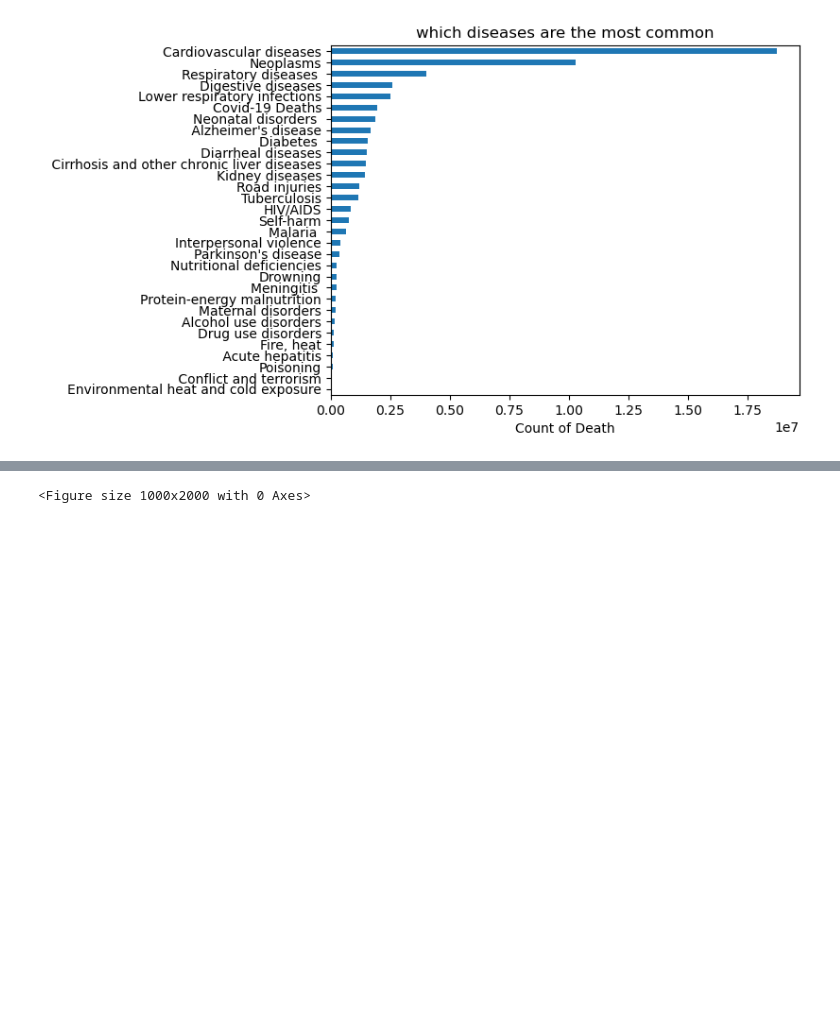
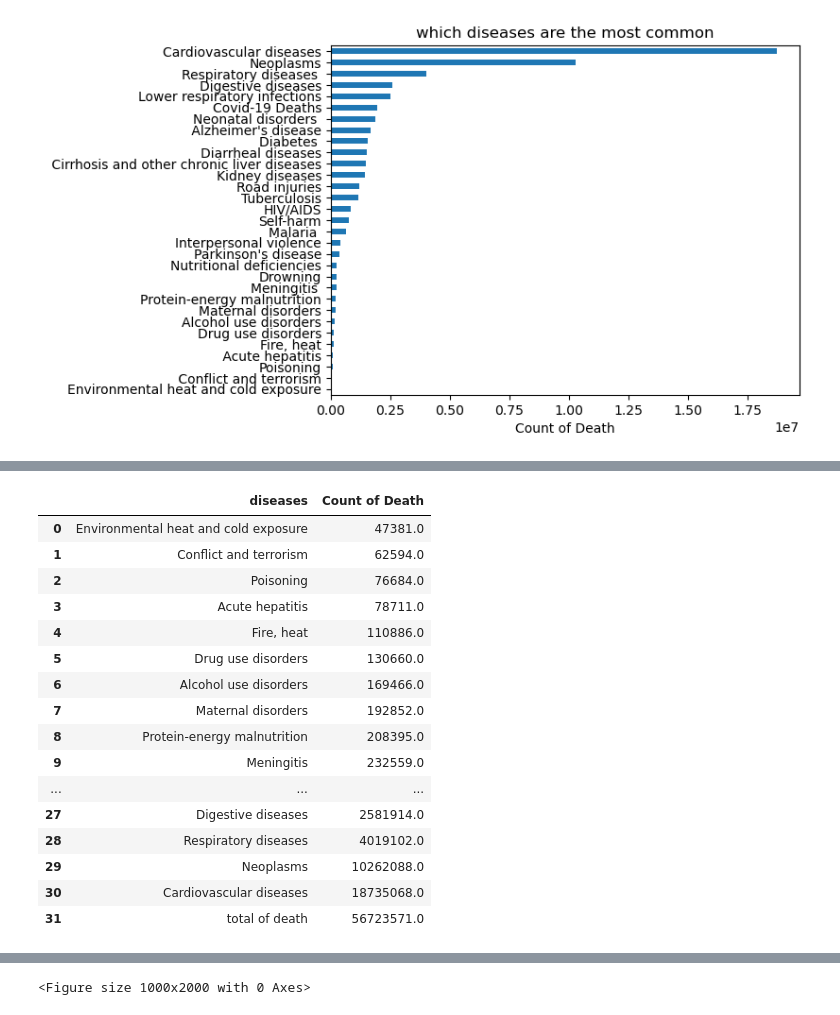
Before and after one commit to yugyeong1/streamlit_death_cause_by_country, a Jupyter notebook: death_cause_by_country_EDA.ipynb, the cells around one changed output, grey strips where cells are left out. Cells and saved outputs as stored; diff of their text form; code cells hidden in the pictures; blank space fills up the shorter version.

```diff
--- a/death_cause_by_country_EDA.ipynb
+++ b/death_cause_by_country_EDA.ipynb
@@ -91,3 +133,26 @@ plt.show()
+# %%
+how_many.rename(columns= {'index' : 'diseases', 0: 'Count of Death'}, inplace= True)
+#데이터프레임명.rename ( columns = { 기존 컬럼명 : 바꾸고자 하는 컬럼명 } )
+# %%
+how_many
+# %% [output]
+|  | diseases | Count of Death |
+| 0 | Environmental heat and cold exposure | 47381.0 |
+| 1 | Conflict and terrorism | 62594.0 |
+| 2 | Poisoning | 76684.0 |
+| 3 | Acute hepatitis | 78711.0 |
+| 4 | Fire, heat | 110886.0 |
+| 5 | Drug use disorders | 130660.0 |
+| 6 | Alcohol use disorders | 169466.0 |
+| 7 | Maternal disorders | 192852.0 |
+| 8 | Protein-energy malnutrition | 208395.0 |
+| 9 | Meningitis | 232559.0 |
+| ... | ... | ... |
+| 27 | Digestive diseases | 2581914.0 |
+| 28 | Respiratory diseases | 4019102.0 |
+| 29 | Neoplasms | 10262088.0 |
+| 30 | Cardiovascular diseases | 18735068.0 |
+| 31 | total of death | 56723571.0 |
 # %%
 # 전세계에서 어떤 국가에 가장 많은 사망자가 있는지
 # %%
```
Also changed, not shown: parts of 4 cells of this notebook, 1 other file.
